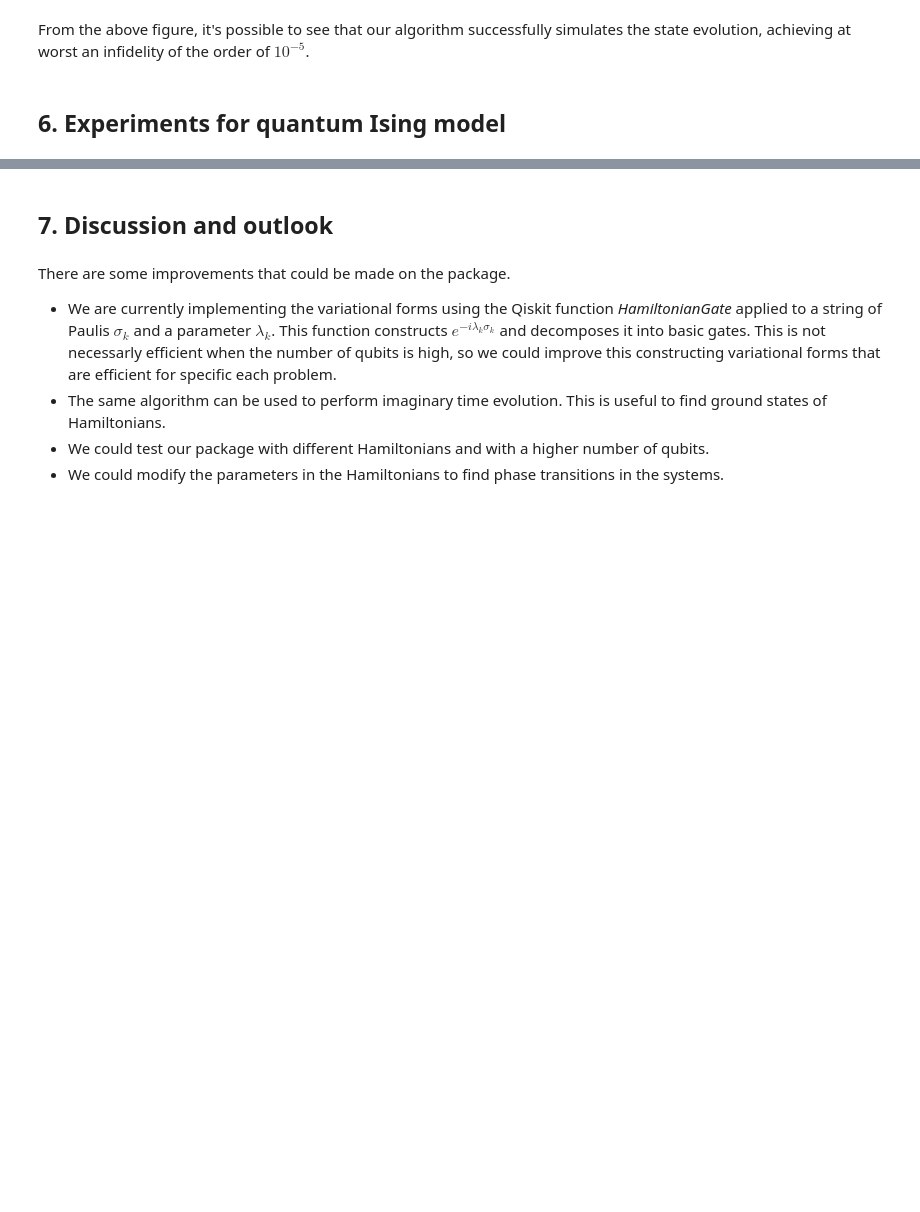
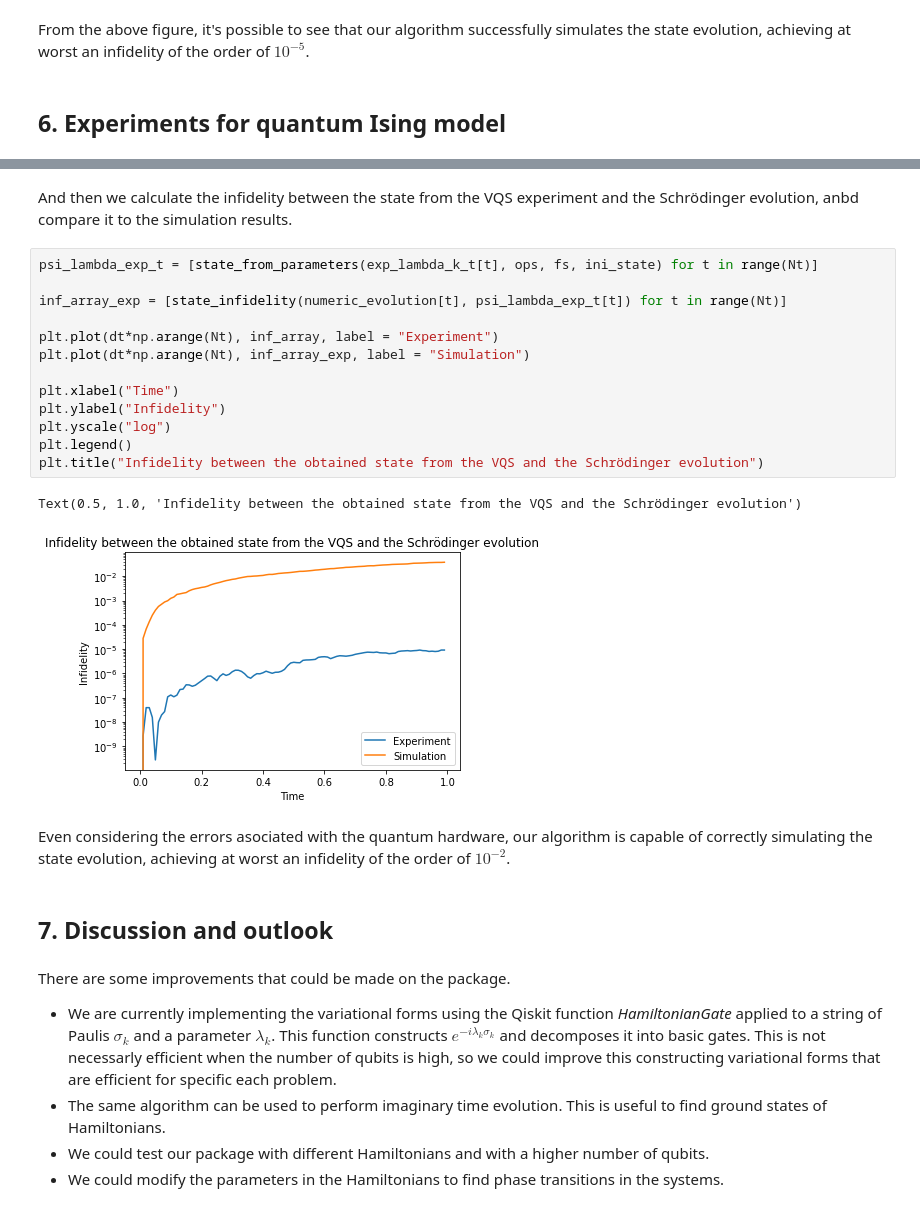
Before and after one commit to lezav/variational_quantum_simulation, a Jupyter notebook: Tutorial.ipynb, the cells around one changed output, grey strips where cells are left out. Cells and saved outputs as stored; diff of their text form; blank space fills up the shorter version.

```diff
--- a/Tutorial.ipynb
+++ b/Tutorial.ipynb
@@ -252,3 +269,23 @@ From the above figure, it's possible to see that our algorithm successfully simu
+# %% [markdown]
+And then we calculate the infidelity between the state from the VQS experiment and the Schrödinger evolution, anbd compare it to the simulation results.
+# %%
+psi_lambda_exp_t = [state_from_parameters(exp_lambda_k_t[t], ops, fs, ini_state) for t in range(Nt)]
+
+inf_array_exp = [state_infidelity(numeric_evolution[t], psi_lambda_exp_t[t]) for t in range(Nt)]
+
+plt.plot(dt*np.arange(Nt), inf_array, label = "Experiment")
+plt.plot(dt*np.arange(Nt), inf_array_exp, label = "Simulation")
+
+plt.xlabel("Time")
+plt.ylabel("Infidelity")
+plt.yscale("log")
+plt.legend()
+plt.title("Infidelity between the obtained state from the VQS and the Schrödinger evolution")
+# %% [output]
+Text(0.5, 1.0, 'Infidelity between the obtained state from the VQS and the Schrödinger evolution')
+[figure, added]
+# %% [markdown]
+Even considering the errors asociated with the quantum hardware, our algorithm is capable of correctly simulating the state evolution, achieving at worst an infidelity of the order of $10^{-2}$.
 # %% [markdown]
 ## 7. Discussion and outlook
 # %% [markdown]
```
Also changed, not shown: parts of 7 cells of this notebook, 1 other file.
